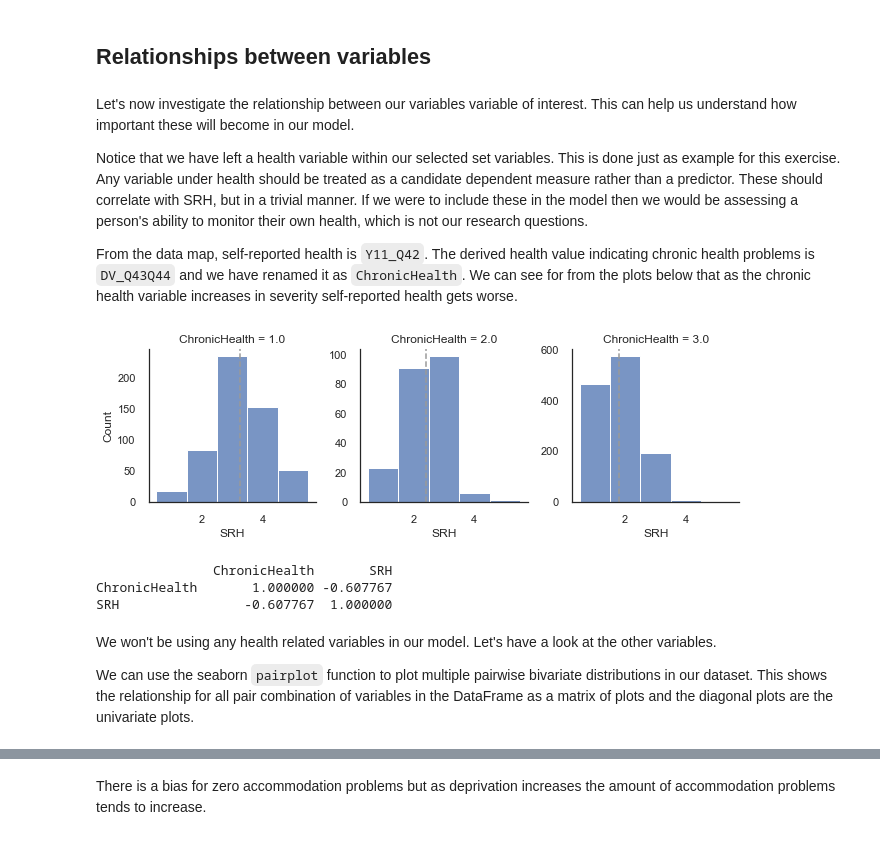
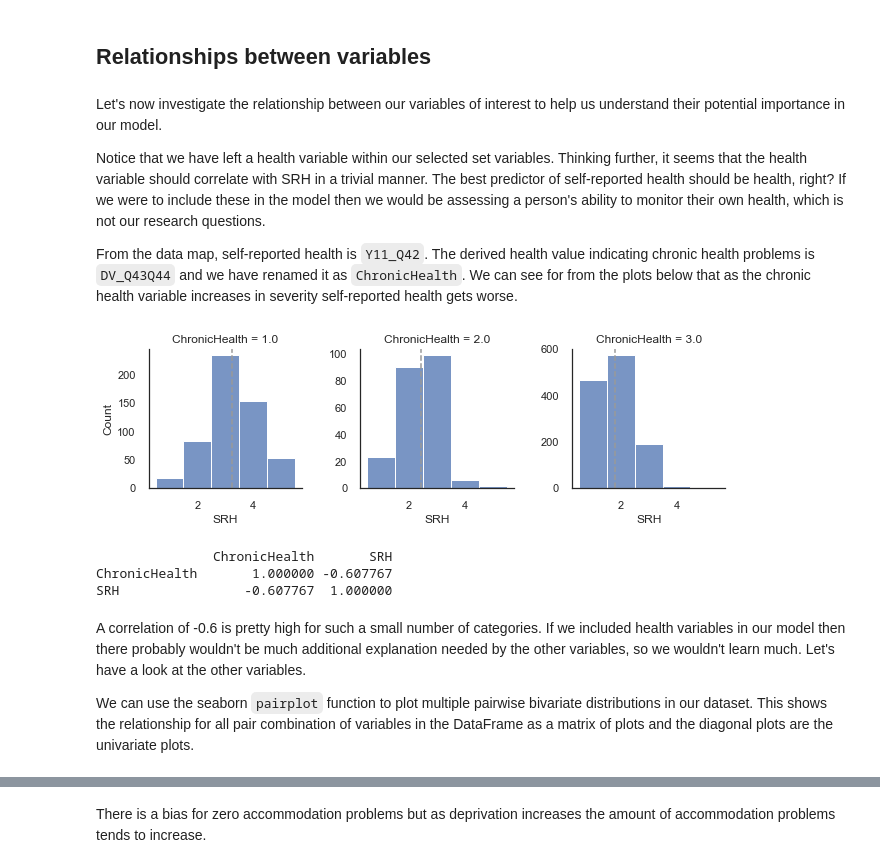
Before and after one commit to alan-turing-institute/rds-course, a Jupyter notebook: coursebook/modules/m3/3.5-DataVisForExploration.ipynb, the cells around one changed output, grey strips where cells are left out. Saved outputs shown, nothing was run; the diff lists cells and outputs as text; code cells hidden in the pictures.

Commit message:
3.5 proof reading, adding extra variables back in

```diff
--- a/coursebook/modules/m3/3.5-DataVisForExploration.ipynb
+++ b/coursebook/modules/m3/3.5-DataVisForExploration.ipynb
@@ -213,6 +217,8 @@ var_map = {"Y11_Q42": "SRH",
            'Y11_Deprindex': 'DeprIndex',
            "Y11_Accommproblems": 'AccomProblems',
            "Y11_Incomequartiles_percapita" : "IncomeQuartiles",
+           "Y11_HHsize": "HouseholdSize",
+           "Y11_Q32": "Children",
            "DV_Q7":"WorkingHours",
            "Y11_ISCEDsimple":"ISCED",
            "Y11_SocExIndex":"SocialExclusionIndex",
@@ -450,27 +468,27 @@ While we do not consider this issue further, some questions that can be useful t
 # %% [markdown]
 ## Relationships between variables
 # %% [markdown]
-Let's now investigate the relationship between our variables variable of interest. This can help us understand how important these will become in our model.
+Let's now investigate the relationship between our variables of interest to help us understand their potential importance in our model.
 
-Notice that we have left a health variable within our selected set variables. This is done just as example for this exercise. Any variable under health should be treated as a candidate dependent measure rather than a predictor. These should correlate with SRH, but in a trivial manner. If we were to include these in the model then we would be assessing a person's ability to monitor their own health, which is not our research questions.
+Notice that we have left a health variable within our selected set variables. Thinking further, it seems that the health variable should correlate with SRH in a trivial manner. The best predictor of self-reported health should be health, right? If we were to include these in the model then we would be assessing a person's ability to monitor their own health, which is not our research questions.
 
 From the data map, self-reported health is `Y11_Q42`. The derived health value indicating chronic health problems is `DV_Q43Q44` and we have renamed it as `ChronicHealth`. We can see for from the plots below that as the chronic health variable increases in severity self-reported health gets worse.
 # %%
 g = sns.FacetGrid(df_model, col="ChronicHealth", sharey=False)
-g.map_dataframe(sns.histplot, 'SRH',binwidth=1,binrange=[0.5,5.5])
+g.map_dataframe(sns.histplot, 'SRH',discrete=True)
 
 g.map_dataframe(plot_mean)
 g.set_axis_labels("SRH", "Count")
 plt.show()
 
 print(df_uk[['ChronicHealth','SRH']].corr(method='spearman'))
 # %% [output]
-[figure, old version]
+[figure, new version]
                ChronicHealth       SRH
 ChronicHealth       1.000000 -0.607767
 SRH                -0.607767  1.000000
 # %% [markdown]
-We won't be using any health related variables in our model. Let's have a look at the other variables.
+A correlation of -0.6 is pretty high for such a small number of categories. If we included health variables in our model then there probably wouldn't be much additional explanation needed by the other variables, so we wouldn't learn much. Let's have a look at the other variables.
 
 We can use the seaborn `pairplot` function to plot multiple pairwise bivariate distributions in our dataset. This shows the relationship for all pair combination of variables in the DataFrame as a matrix of plots and the diagonal plots are the univariate plots.
 # %%
```
Also changed, not shown: parts of 20 cells of this notebook, 3 other files.
